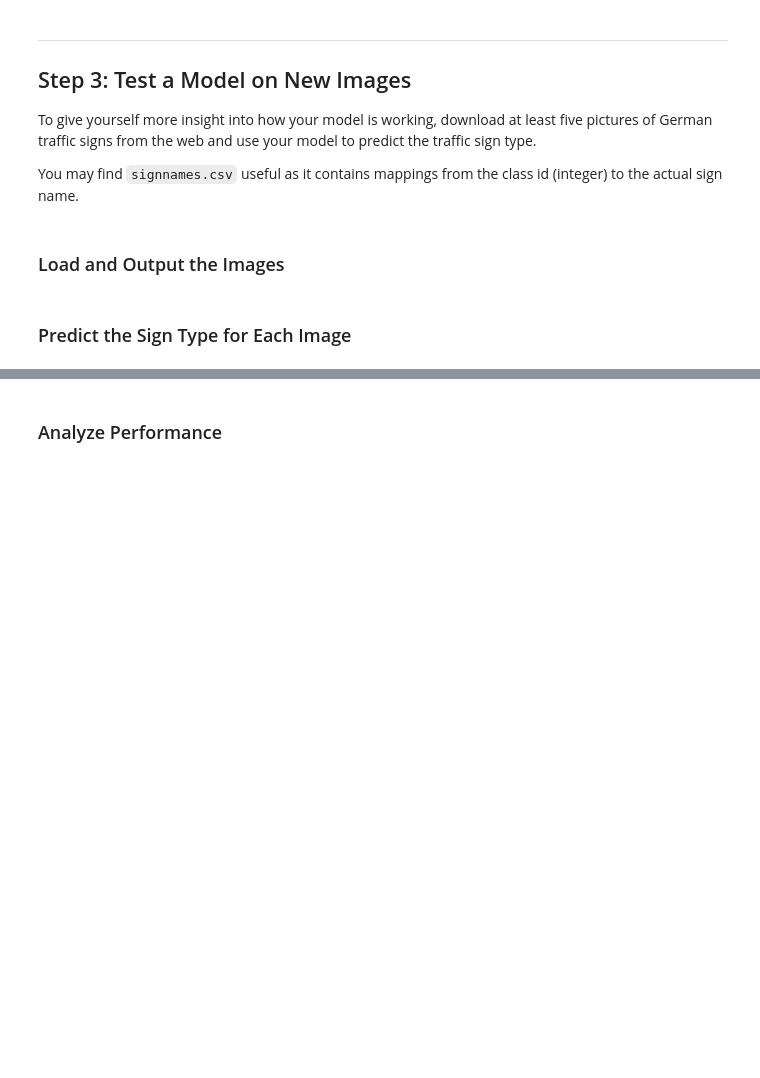
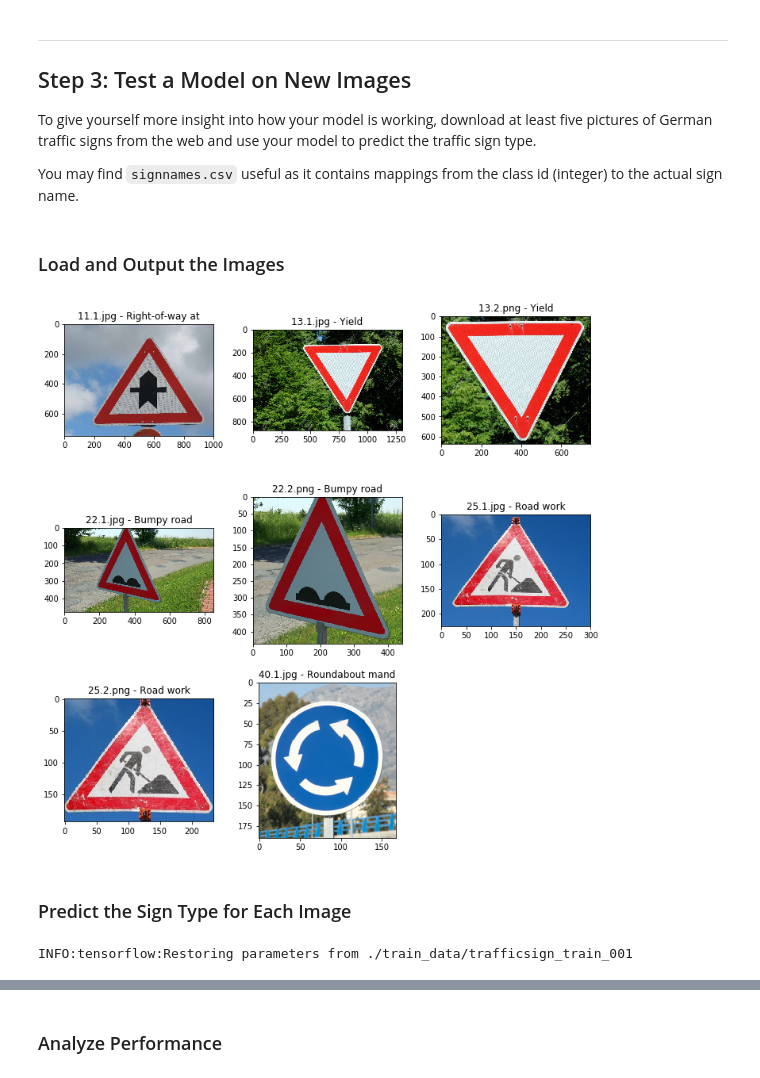
Before and after one commit to gabeoh/CarND-P02-TrafficSign, a Jupyter notebook: Traffic_Sign_Classifier.ipynb, the cells around one changed output, grey strips where cells are left out. Drawn from its saved outputs; the diff is of its cells as text; code cells hidden in the pictures; blank space fills up the shorter version.

```diff
--- a/Traffic_Sign_Classifier.ipynb
+++ b/Traffic_Sign_Classifier.ipynb
@@ -225,6 +254,9 @@ keep_prob = tf.placeholder(tf.float32)
 # Build neural networks for:
 # modeling
 logits = build_nn(x, keep_prob)
+softmax_op = tf.nn.softmax(logits=logits)
+pred_count = 5
+top5_op = tf.nn.top_k(softmax_op, k=pred_count)
 # training
 learn_rate = 0.001
 cross_entropy = tf.nn.softmax_cross_entropy_with_logits_v2(labels=y_onehot, logits=logits)
@@ -253,7 +285,7 @@ import time
 from sklearn.utils import shuffle
 
 # Set hyper-parameters
-EPOCHS = 30
+EPOCHS = 15
 BATCH_SIZE = 128
 KEEP_PROB = 0.4
 
@@ -272,9 +304,10 @@ def evaluate(X_data, y_data):
     for offset in range(0, num_examples, BATCH_SIZE):
         index_end = offset + BATCH_SIZE
         batch_x, batch_y = X_data[offset:index_end], y_data[offset:index_end]
-        accuracy = sess.run(accuracy_op, feed_dict={x: batch_x, y: batch_y, keep_prob: 1.0})
+        accuracy, top5_pred = sess.run([accuracy_op, top5_op], \
+                feed_dict={x: batch_x, y: batch_y, keep_prob: 1.0})
         total_accuracy += (accuracy * len(batch_x))
-    return total_accuracy / num_examples
+    return (total_accuracy / num_examples, top5_pred)
 
 # Train the neural networks
 train_data_file = './train_data/trafficsign_train_001'
@@ -290,10 +323,10 @@ with tf.Session() as sess:
         train(X_train_proc, y_train)
 
         # Train the neural networks
-        train_accuracy = evaluate(X_train_proc, y_train)
+        train_accuracy, _ = evaluate(X_train_proc, y_train)
 
         # Validate the networks against validation set
-        validation_accuracy = evaluate(X_valid_proc, y_valid)
+        validation_accuracy, _ = evaluate(X_valid_proc, y_valid)
 
         print('EPOCH {:<2} - Train Accuracy = {:.3f}, Validation Accuracy = {:.3f}'.format(
             i + 1, train_accuracy, validation_accuracy))
@@ -301,5 +334,5 @@ with tf.Session() as sess:
 
     end_time = time.perf_counter()
     print('Completed the neural network training in {}s (at {})'.format(end_time - start_time, end_time))
-    saver.save(sess, './train_data/trafficsign_train_001')
+    saver.save(sess, train_data_file)
 # %% [output]
@@ -347,6 +377,54 @@ You may find `signnames.csv` useful as it contains mappings from the class id (i
+# %%
+### Load the images and plot them here.
+### Feel free to use as many code cells as needed.
+
+#%% Read new traffic sign images and resize them
+import os
+import matplotlib.pyplot as plt
+
+new_img_dir = './image/'
+image_files = sorted(os.listdir(new_img_dir))
+new_img_count = len(image_files)
+new_images = []
+X_new, y_new = [], []
+for image_name in image_files:
+    # Read an image file
+    img = cv2.imread(new_img_dir + image_name)
+    img_rgb = cv2.cvtColor(img, cv2.COLOR_BGR2RGB)
+    new_images.append(img_rgb)
+    # Resize the image file
+    img_resized = cv2.resize(img_rgb, dsize=(32, 32), interpolation=cv2.INTER_LINEAR)
+    X_new.append(img_resized)
+    # Determine the traffic sign class
+    img_class = int(image_name.split('.')[0])
+    y_new.append(img_class)
+# Preprocess images
+y_new = np.array(y_new)
+X_new_proc = preprocess(X_new)
+
+# Display new images
+img_row = 3
+img_col = 3
+plt.figure(figsize=(10, 10))
+for i in range(new_img_count):
+    plt.subplot(img_row, img_col, i + 1)
+    img_label = y_new[i]
+    plt.title('{} - {:.15}'.format(image_files[i], signnames[img_label]))
+    plt.imshow(new_images[i])
+plt.tight_layout()
+# %% [output]
+[figure, added]
 # %% [markdown]
 ### Predict the Sign Type for Each Image
 # %%
 ### Run the predictions here and use the model to output the prediction for each image.
 ### Make sure to pre-process the images with the same pre-processing pipeline used earlier.
 ### Feel free to use as many code cells as needed.
+train_data_file = './train_data/trafficsign_train_001'
+with tf.Session() as sess:
+    saver.restore(sess, train_data_file)
+
+    # Validate the networks against validation set
+    new_img_accuracy, top5_pred = evaluate(X_new_proc, y_new)
+# %% [output]
+INFO:tensorflow:Restoring parameters from ./train_data/trafficsign_train_001
```
Also changed, not shown: parts of 11 cells of this notebook, 18 other files.
